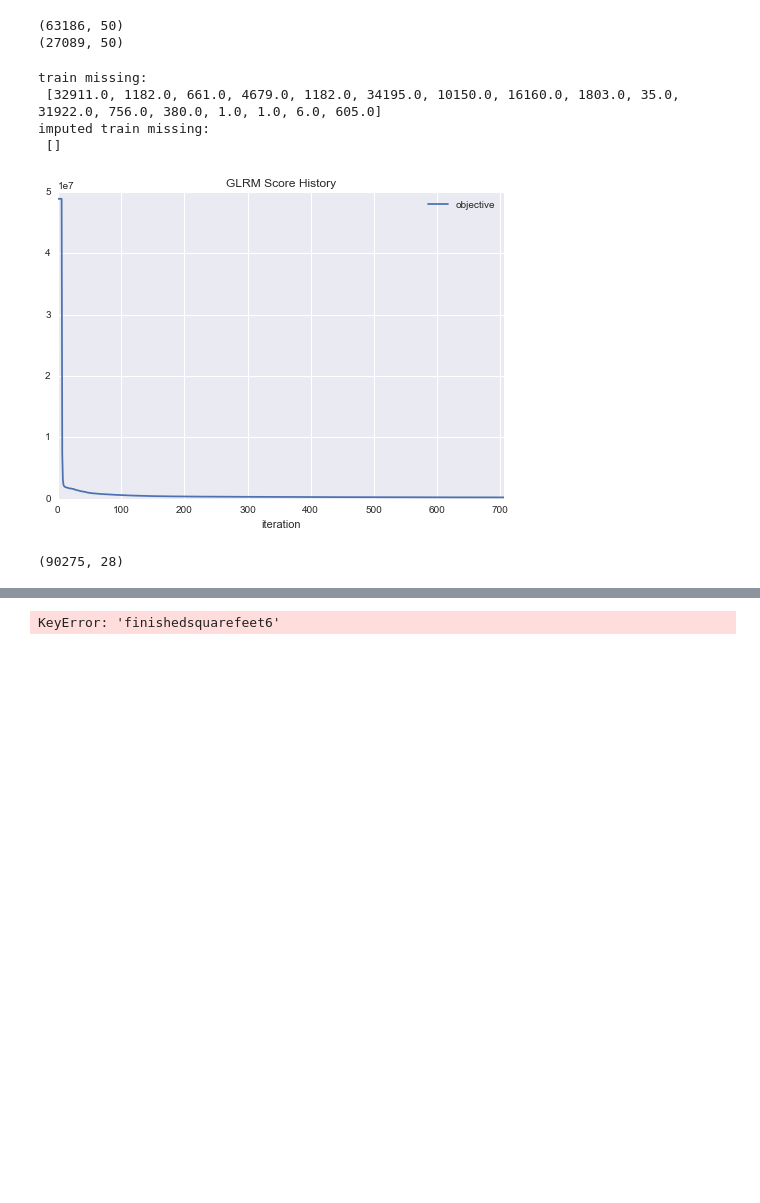
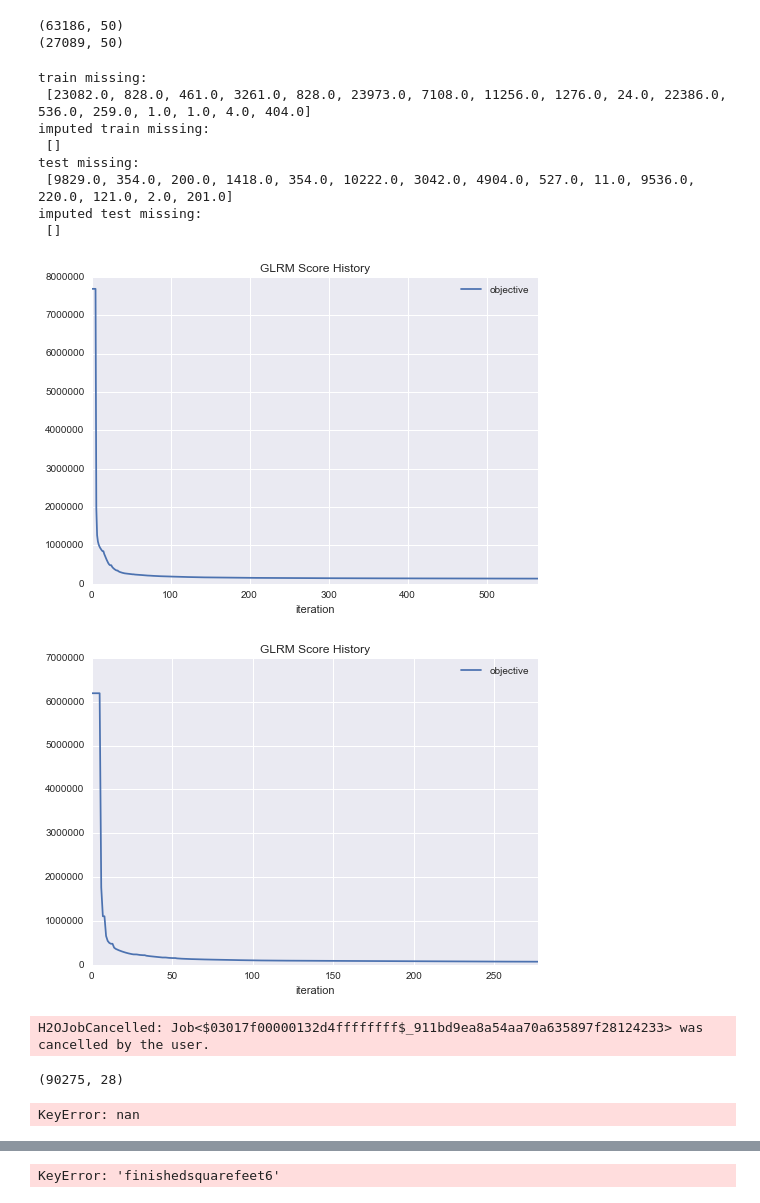
Before and after one commit to SDR-MachineLearning/files, a Jupyter notebook: Zillow_Start.ipynb, the cells around one changed output, grey strips where cells are left out. Cells and saved outputs as stored; diff of their text form; code cells hidden in the pictures; blank space fills up the shorter version.

```diff
--- a/Zillow_Start.ipynb
+++ b/Zillow_Start.ipynb
@@ -183,13 +225,19 @@ def glrm_num_impute(role, frame):
 
     return num_impute
 # %%
-train_new_nums = glrm_num_impute('train', training_frame)
+train_new_nums = glrm_num_impute('train', train)
+test_new_nums = glrm_num_impute('test',test)
 # %% [output]
 train missing:
- [32911.0, 1182.0, 661.0, 4679.0, 1182.0, 34195.0, 10150.0, 16160.0, 1803.0, 35.0, 31922.0, 756.0, 380.0, 1.0, 1.0, 6.0, 605.0]
+ [23082.0, 828.0, 461.0, 3261.0, 828.0, 23973.0, 7108.0, 11256.0, 1276.0, 24.0, 22386.0, 536.0, 259.0, 1.0, 1.0, 4.0, 404.0]
 imputed train missing:
  []
+test missing:
+ [9829.0, 354.0, 200.0, 1418.0, 354.0, 10222.0, 3042.0, 4904.0, 527.0, 11.0, 9536.0, 220.0, 121.0, 2.0, 201.0]
+imputed test missing:
+ []
-[figure, old version]
+[figure, new version]
+[figure, added]
 # %%
 def glrm_cat_embed(frame):
 
@@ -221,6 +269,8 @@ def glrm_cat_embed(frame):
 
     return cat_embed
 # %%
-train_cat_embed = glrm_cat_embed(training_frame)
+train_cat_embed = glrm_cat_embed(train)
+# %% [output]
+H2OJobCancelled: Job<$03017f00000132d4ffffffff$_911bd9ea8a54aa70a635897f28124233> was cancelled by the user.
 # %%
 from sklearn.preprocessing import Imputer
@@ -303,3 +353,19 @@ def target_encoder(training_frame, test_frame, x, y, lambda_=0.15, threshold=150
     tsdf.columns = [encode_name]
 
     return (trdf, tsdf)
+# %%
+total = len(cats)
+for i, var in enumerate(cats):
+
+    tr_enc, _ = target_encoder(train, test, var, 'logerror')
+    v_enc, ts_enc = target_encoder(valid, test, var, 'logerror')
+
+    print('Encoding: ' + var + ' (' + str(i+1) + '/' + str(total) + ') ...')
+
+    train = train.cbind(tr_enc)
+    valid = valid.cbind(v_enc)
+    test = test.cbind(ts_enc)
+
+print('Done.')
+# %% [output]
+KeyError: nan
```
Also changed, not shown: parts of 18 cells of this notebook.
